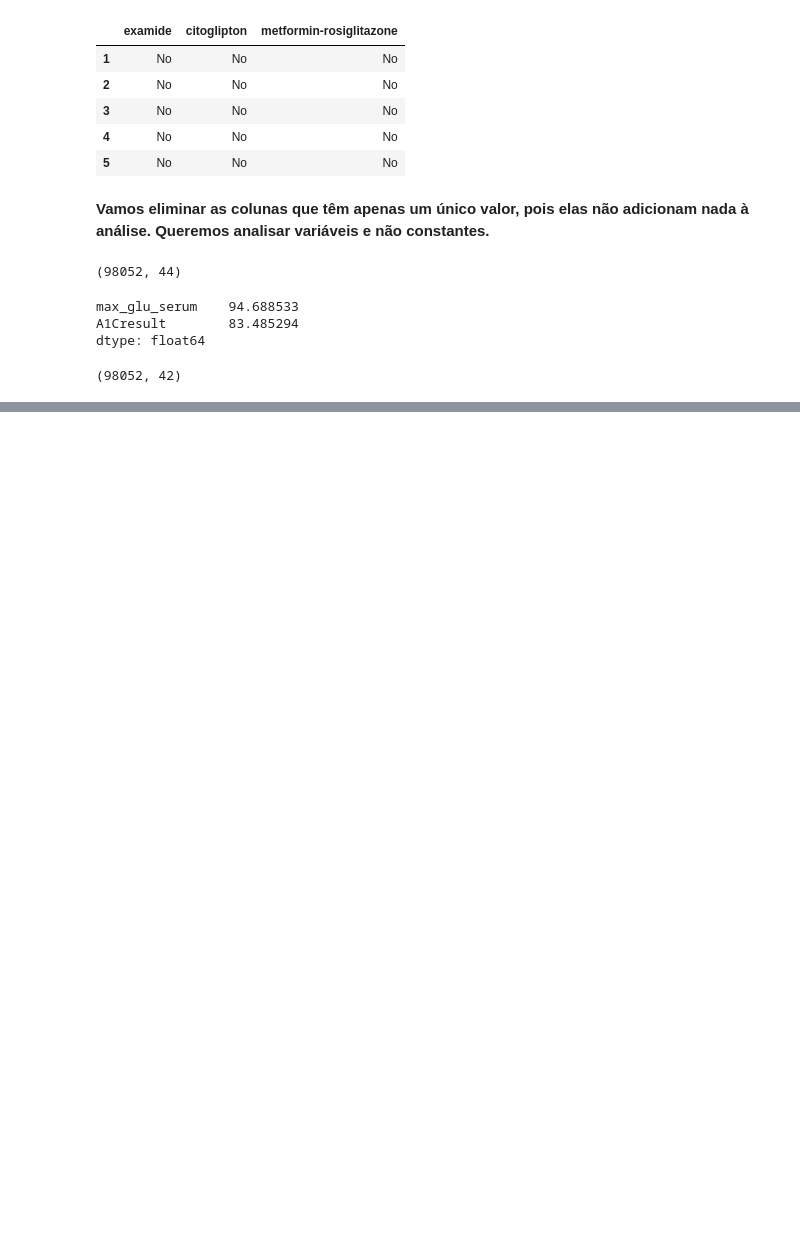
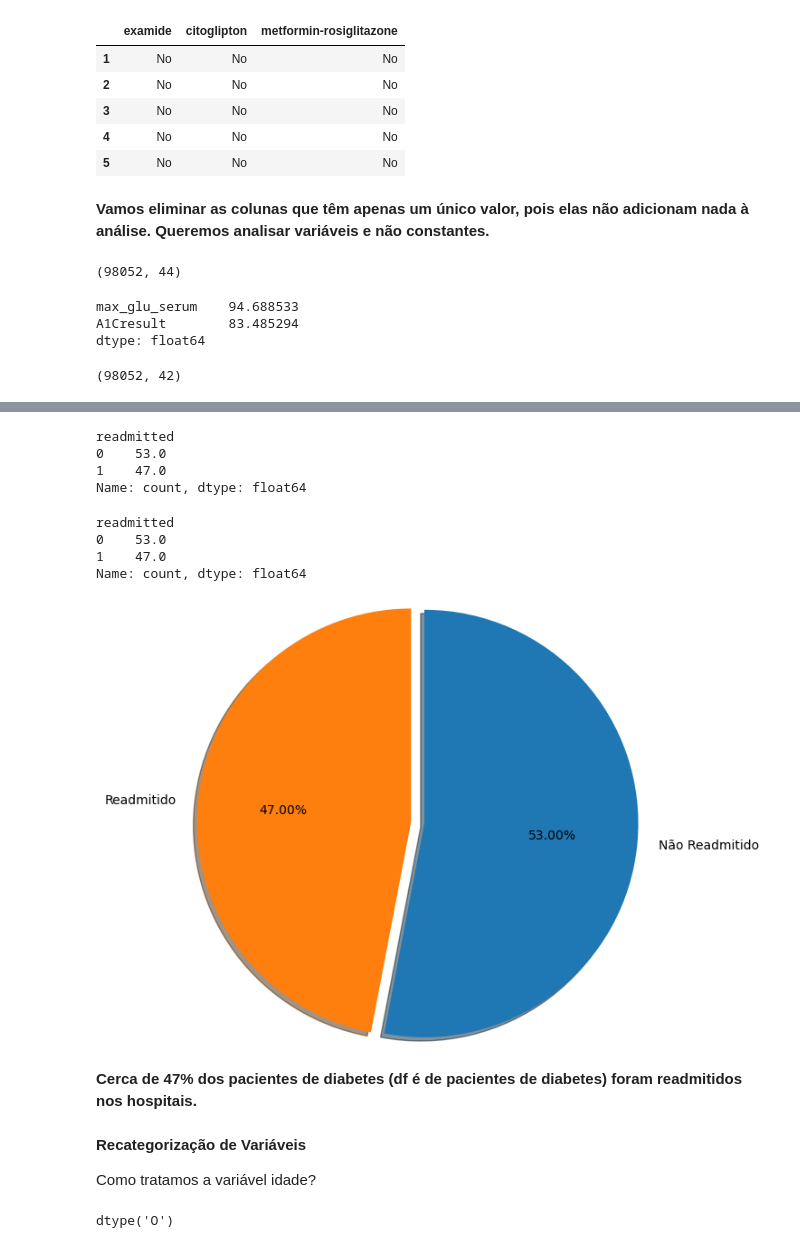
Before and after one commit to leojutsu/analise_de_dados, a Jupyter notebook: Projeto7.ipynb, the cells around one changed output, grey strips where cells are left out. Saved outputs shown, nothing was run; the diff lists cells and outputs as text; code cells hidden in the pictures; blank space fills up the shorter version.

Commit message:
Recategorização de variável

```diff
--- a/Projeto7.ipynb
+++ b/Projeto7.ipynb
@@ -296,0 +331,7 @@ df.shape
+# %%
+# Ajustando a variável alvo
+
+# '0' significa que não foi readmitido
+# '1' significa que foi readmitido, não importa quantos dias após a alta
+mapeamento = {'>30': 1, '<30': 1, 'NO': 0}
+df['readmitted'] = df['readmitted'].replace(mapeamento)
@@ -296,0 +357,49 @@ df.shape
+# %%
+# Verificando a proporção de cada classe
+round(df.readmitted.value_counts() / len(df.index) * 100, 0)
+# %% [output]
+readmitted
+0    53.0
+1    47.0
+Name: count, dtype: float64
+# %%
+# Sintaxe usual do pandas
+round(df['readmitted'].value_counts() / len(df.index) * 100, 0)
+# %% [output]
+readmitted
+0    53.0
+1    47.0
+Name: count, dtype: float64
+# %%
+# Visualização de forma gráfica
+
+# Percentual de cada valor da variável alvo
+percentual = round(df.readmitted.value_counts() / len(df.index) *  100, 0)
+
+# Lebels
+labels = ['Não Readmitido', 'Readmitido']
+
+#Plot
+plt.axis("equal")
+plt.pie(percentual ,
+        labels= labels,
+        radius=1.6,
+        autopct='%1.2f%%',
+        explode=[0.05, 0.05],
+        startangle=90,
+        shadow= True,
+        counterclock=False,
+        pctdistance=0.6)
+plt.show()
+# %% [output]
+[figure, added]
+# %% [markdown]
+**Cerca de 47% dos pacientes de diabetes (df é de pacientes de diabetes) foram readmitidos nos hospitais.**
+# %% [markdown]
+**Recategorização de Variáveis**
+
+Como tratamos a variável idade?
+# %%
+df.age.dtype
+# %% [output]
+dtype('O')
```
Also changed, not shown: parts of 16 cells of this notebook.
